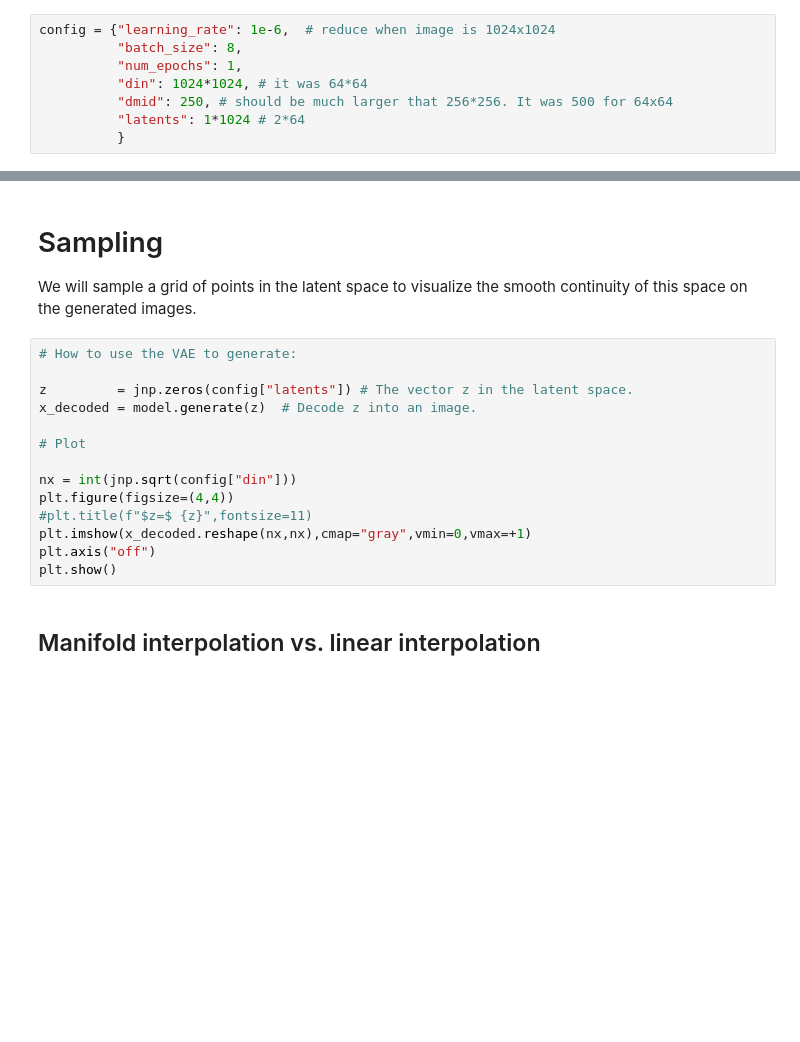
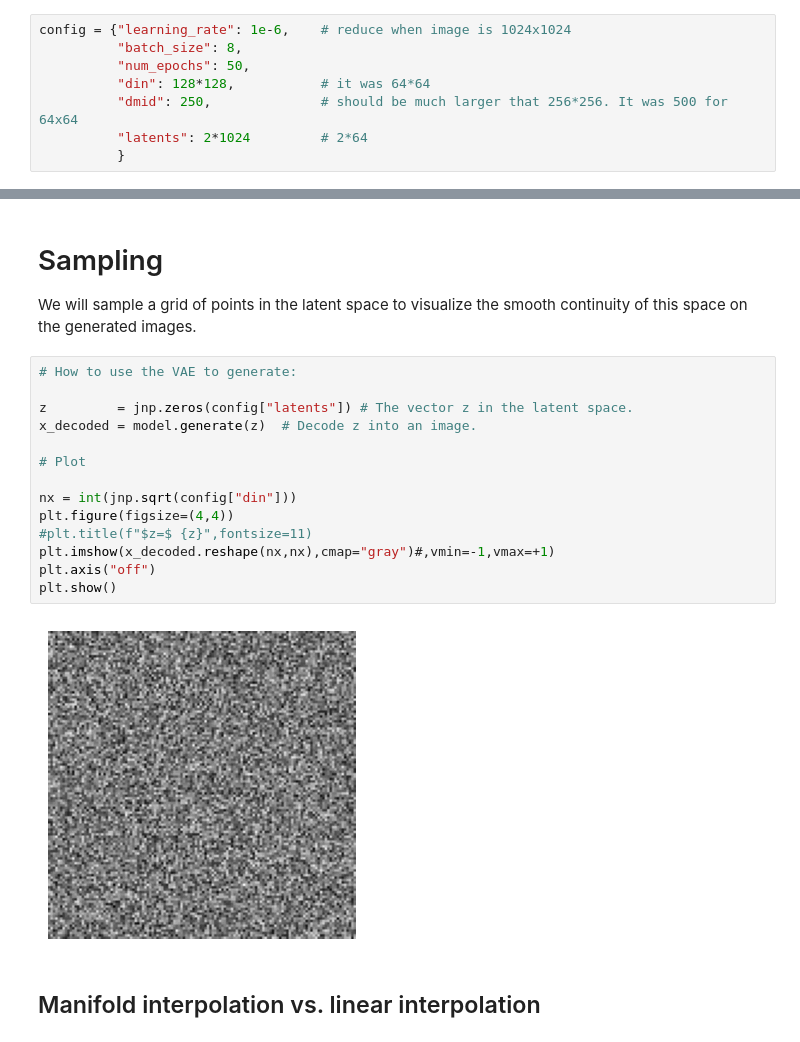
Before and after one commit to XxkmoxX/ML_variational_autoencoder, a Jupyter notebook: vae_connectivity.ipynb, the cells around one changed output, grey strips where cells are left out. Saved outputs shown, nothing was run; the diff lists cells and outputs as text; blank space fills up the shorter version.

```diff
--- a/vae_connectivity.ipynb
+++ b/vae_connectivity.ipynb
@@ -350,11 +354,11 @@ We assume  `latents`-dimensional vectors. Here we use a 2-D space, so $\mathbf{z
 * The model is a dense network that vectorizes the $N\times N$ images  into vectors  of $N^2$ components.
 * The images are normalized into the range $[0,+1]$, so we will use a `sigmoid()` when recontructing the  result of the decoder.
 # %%
-config = {"learning_rate": 1e-6,  # reduce when image is 1024x1024
+config = {"learning_rate": 1e-6,    # reduce when image is 1024x1024
           "batch_size": 8,
-          "num_epochs": 1,
-          "din": 1024*1024, # it was 64*64
-          "dmid": 250, # should be much larger that 256*256. It was 500 for 64x64
-          "latents": 1*1024 # 2*64
+          "num_epochs": 50,
+          "din": 128*128,           # it was 64*64
+          "dmid": 250,              # should be much larger that 256*256. It was 500 for 64x64
+          "latents": 2*1024         # 2*64
           }
 # %%
@@ -444,17 +459,19 @@ We will sample a grid of points in the latent space to visualize the smooth cont
 # %%
 # How to use the VAE to generate:
 
 z         = jnp.zeros(config["latents"]) # The vector z in the latent space.
 x_decoded = model.generate(z)  # Decode z into an image.
 
 # Plot
 
 nx = int(jnp.sqrt(config["din"]))
 plt.figure(figsize=(4,4))
 #plt.title(f"$z=$ {z}",fontsize=11)
-plt.imshow(x_decoded.reshape(nx,nx),cmap="gray",vmin=0,vmax=+1)
+plt.imshow(x_decoded.reshape(nx,nx),cmap="gray")#,vmin=-1,vmax=+1)
 plt.axis("off")
 plt.show()
+# %% [output]
+[figure, added]
 # %% [markdown]
 ## Manifold interpolation vs. linear interpolation
 
```
Also changed, not shown: parts of 12 cells of this notebook, 2 other files.
